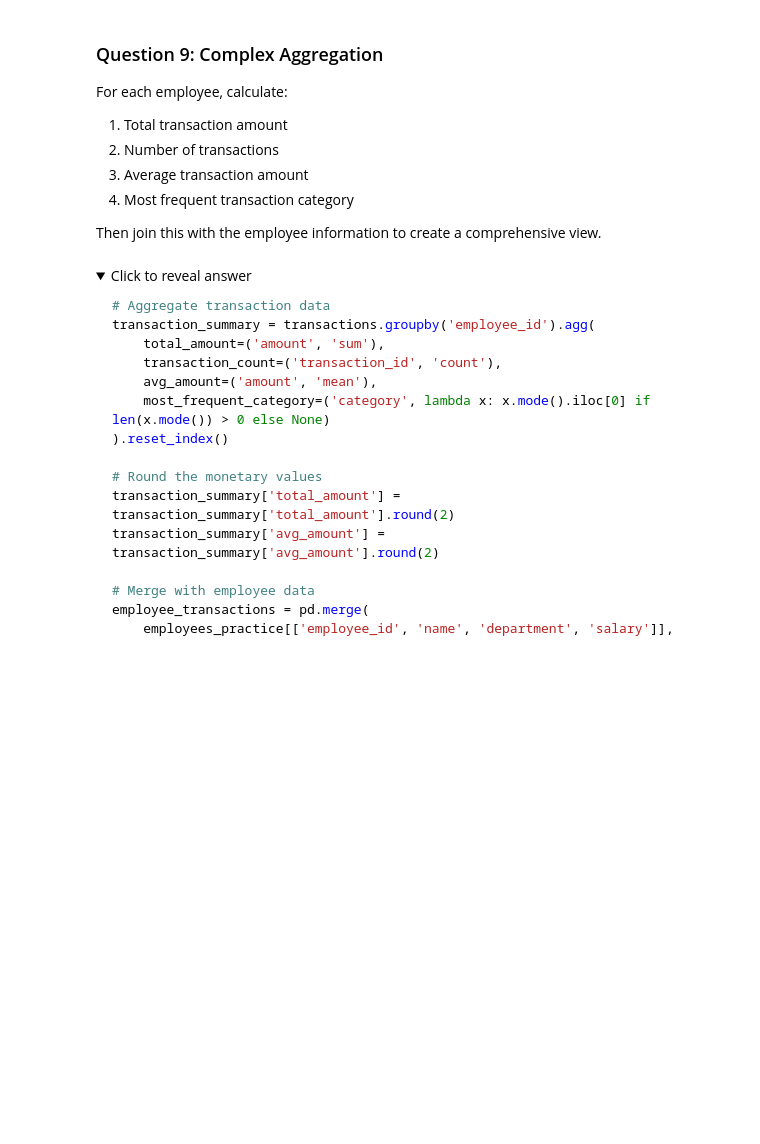
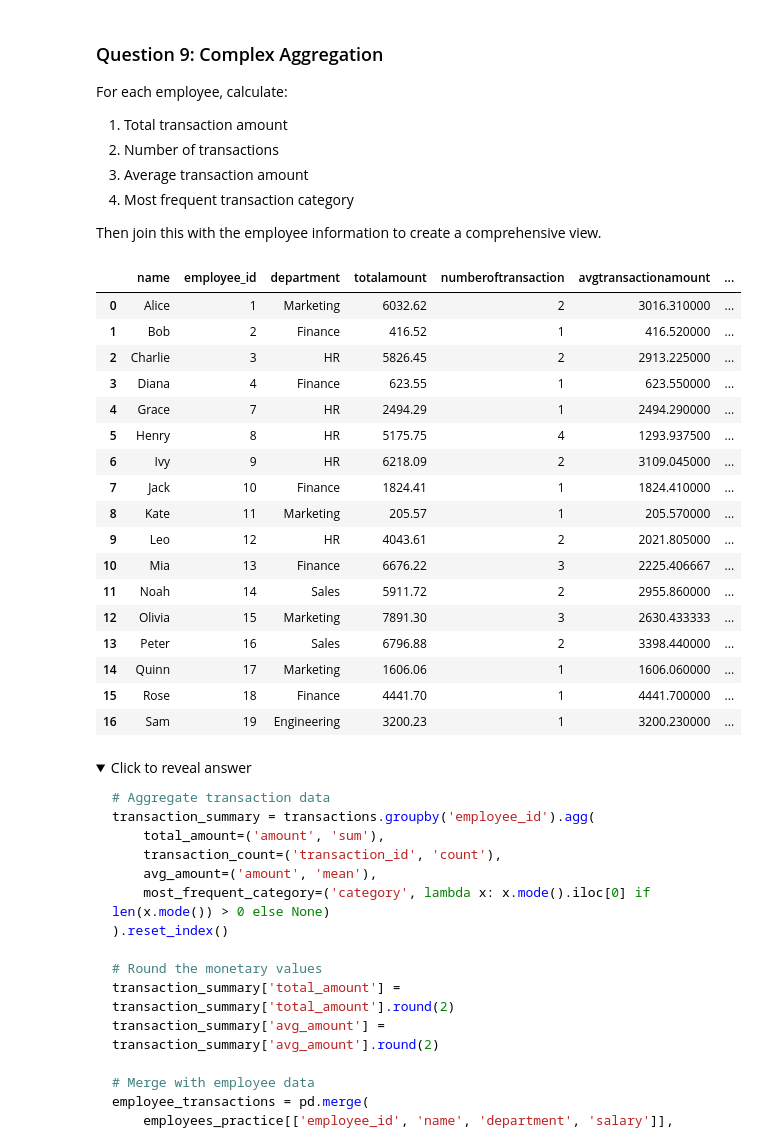
Before and after one commit to BrianIsaac/interview-crash-course, a Jupyter notebook: 01_pandas_crash_course.ipynb, the cells around one changed output. Cells and saved outputs as stored; diff of their text form; code cells hidden in the pictures; folded sections open; blank space fills up the shorter version.

```diff
--- a/01_pandas_crash_course.ipynb
+++ b/01_pandas_crash_course.ipynb
@@ -945,3 +1748,38 @@ Then join this with the employee information to create a comprehensive view.
+# %%
+# Your solution here
+transactions_summary = transactions.groupby('employee_id').agg(
+    totalamount = ('amount', 'sum'),
+    numberoftransaction = ('transaction_id', 'count'),
+    avgtransactionamount = ('amount', 'mean'),
+    frequenttransaction = ('category', lambda x: x.mode().iloc[0] if len(x.mode()) > 0 else None)
+).reset_index()
+
+pd.merge(
+    employees_practice[['name', 'employee_id', 'department']],
+    transactions_summary,
+    how = 'inner',
+    on = 'employee_id',
+    validate = None
+)
+# %% [output]
+|  | name | employee_id | department | totalamount | numberoftransaction | avgtransactionamount | ... |
+| 0 | Alice | 1 | Marketing | 6032.62 | 2 | 3016.310000 | ... |
+| 1 | Bob | 2 | Finance | 416.52 | 1 | 416.520000 | ... |
+| 2 | Charlie | 3 | HR | 5826.45 | 2 | 2913.225000 | ... |
+| 3 | Diana | 4 | Finance | 623.55 | 1 | 623.550000 | ... |
+| 4 | Grace | 7 | HR | 2494.29 | 1 | 2494.290000 | ... |
+| 5 | Henry | 8 | HR | 5175.75 | 4 | 1293.937500 | ... |
+| 6 | Ivy | 9 | HR | 6218.09 | 2 | 3109.045000 | ... |
+| 7 | Jack | 10 | Finance | 1824.41 | 1 | 1824.410000 | ... |
+| 8 | Kate | 11 | Marketing | 205.57 | 1 | 205.570000 | ... |
+| 9 | Leo | 12 | HR | 4043.61 | 2 | 2021.805000 | ... |
+| 10 | Mia | 13 | Finance | 6676.22 | 3 | 2225.406667 | ... |
+| 11 | Noah | 14 | Sales | 5911.72 | 2 | 2955.860000 | ... |
+| 12 | Olivia | 15 | Marketing | 7891.30 | 3 | 2630.433333 | ... |
+| 13 | Peter | 16 | Sales | 6796.88 | 2 | 3398.440000 | ... |
+| 14 | Quinn | 17 | Marketing | 1606.06 | 1 | 1606.060000 | ... |
+| 15 | Rose | 18 | Finance | 4441.70 | 1 | 4441.700000 | ... |
+| 16 | Sam | 19 | Engineering | 3200.23 | 1 | 3200.230000 | ... |
 # %% [markdown]
 <details>
 <summary>Click to reveal answer</summary>
```
Also changed, not shown: parts of 101 cells of this notebook, 13 other files.
